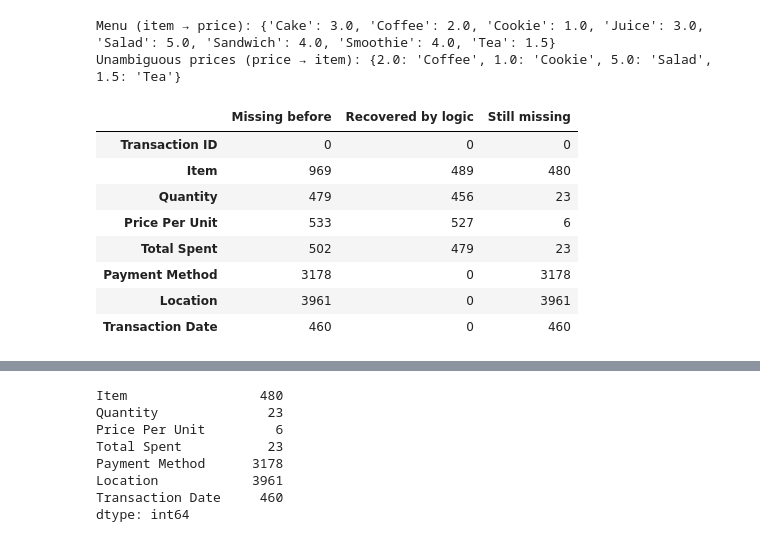
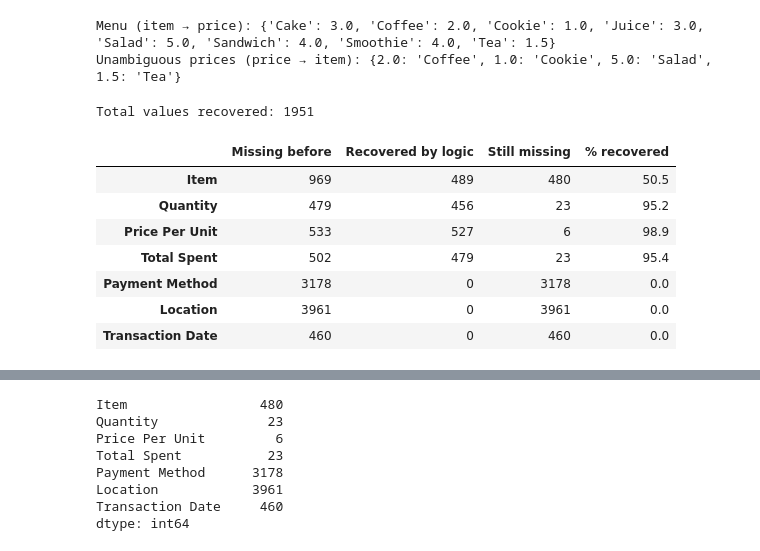
Before and after one commit to asaphfelix03-beep/OIBSIP, a Jupyter notebook: DataAnalytics-L1-DataCleaning/data_cleaning.ipynb, the cells around one changed output, grey strips where cells are left out. Cells and saved outputs as stored; diff of their text form; code cells hidden in the pictures.

```diff
--- a/DataAnalytics-L1-DataCleaning/data_cleaning.ipynb
+++ b/DataAnalytics-L1-DataCleaning/data_cleaning.ipynb
@@ -280,45 +291,49 @@ Menu (item → price): {'Cake': 3.0, 'Coffee': 2.0, 'Cookie': 1.0, 'Juice': 3.0,
 Unambiguous prices (price → item): {2.0: 'Coffee', 1.0: 'Cookie', 5.0: 'Salad', 1.5: 'Tea'}
 # %%
 def recover(df):
+    """Fill missing values that can be deduced exactly from the business rules."""
     df = df.copy()
     q, p, t = "Quantity", "Price Per Unit", "Total Spent"
     while True:
         n_missing = df.isna().sum().sum()
 
         m = df[p].isna() & df["Item"].notna()
         df.loc[m, p] = df.loc[m, "Item"].map(menu)
 
         m = df["Item"].isna() & df[p].isin(list(price_to_item))
         df.loc[m, "Item"] = df.loc[m, p].map(price_to_item)
 
         m = df[t].isna() & df[q].notna() & df[p].notna()
         df.loc[m, t] = df.loc[m, q] * df.loc[m, p]
 
         m = df[q].isna() & df[p].notna() & df[t].notna()
         df.loc[m, q] = df.loc[m, t] / df.loc[m, p]
 
         m = df[p].isna() & df[q].notna() & df[t].notna()
         df.loc[m, p] = df.loc[m, t] / df.loc[m, q]
 
         if df.isna().sum().sum() == n_missing:   # nothing new recovered → stop
             return df
 
 missing_before_recovery = df.isna().sum()
 df = recover(df)
 missing_after_recovery = df.isna().sum()
 
-pd.DataFrame({
+recovery = pd.DataFrame({
     "Missing before": missing_before_recovery,
     "Recovered by logic": missing_before_recovery - missing_after_recovery,
     "Still missing": missing_after_recovery,
 })
+recovery["% recovered"] = (recovery["Recovered by logic"] / recovery["Missing before"] * 100).round(1)
+print("Total values recovered:", recovery["Recovered by logic"].sum())
+recovery.drop(index="Transaction ID")
 # %% [output]
+Total values recovered: 1951
-|  | Missing before | Recovered by logic | Still missing |
-| Transaction ID | 0 | 0 | 0 |
-| Item | 969 | 489 | 480 |
-| Quantity | 479 | 456 | 23 |
-| Price Per Unit | 533 | 527 | 6 |
-| Total Spent | 502 | 479 | 23 |
-| Payment Method | 3178 | 0 | 3178 |
-| Location | 3961 | 0 | 3961 |
-| Transaction Date | 460 | 0 | 460 |
+|  | Missing before | Recovered by logic | Still missing | % recovered |
+| Item | 969 | 489 | 480 | 50.5 |
+| Quantity | 479 | 456 | 23 | 95.2 |
+| Price Per Unit | 533 | 527 | 6 | 98.9 |
+| Total Spent | 502 | 479 | 23 | 95.4 |
+| Payment Method | 3178 | 0 | 3178 | 0.0 |
+| Location | 3961 | 0 | 3961 | 0.0 |
+| Transaction Date | 460 | 0 | 460 | 0.0 |
```
Also changed, not shown: parts of 16 cells of this notebook, 9 other files.
